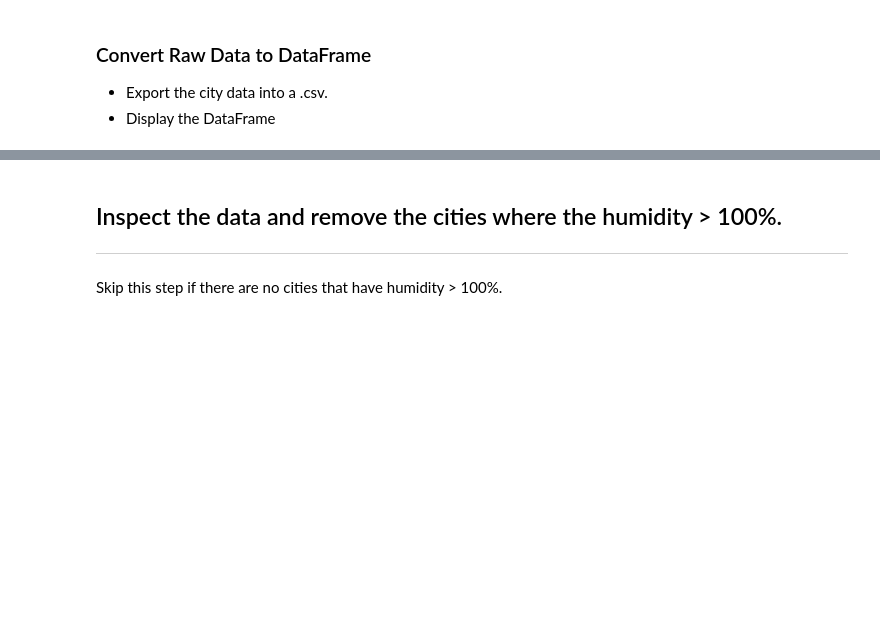
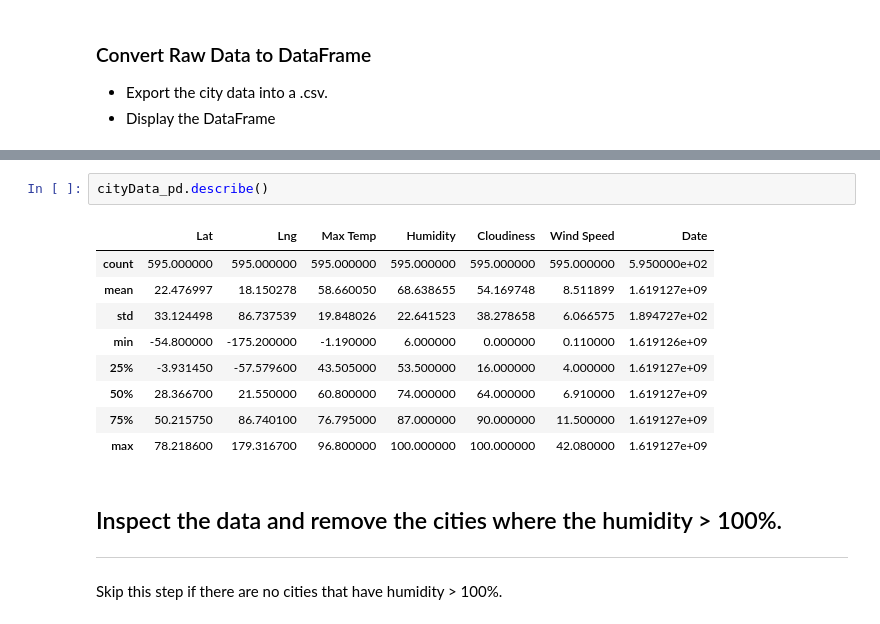
Before and after one commit to ClovisL/python-api-challenge, a Jupyter notebook: WeatherPy/WeatherPy.ipynb, the cells around one changed output, grey strips where cells are left out. Saved outputs shown, nothing was run; the diff lists cells and outputs as text; blank space fills up the shorter version.

```diff
--- a/WeatherPy/WeatherPy.ipynb
+++ b/WeatherPy/WeatherPy.ipynb
@@ -154,3 +155,15 @@ cityData_pd.head()
+# %%
+cityData_pd.describe()
+# %% [output]
+|  | Lat | Lng | Max Temp | Humidity | Cloudiness | Wind Speed | Date |
+| count | 595.000000 | 595.000000 | 595.000000 | 595.000000 | 595.000000 | 595.000000 | 5.950000e+02 |
+| mean | 22.476997 | 18.150278 | 58.660050 | 68.638655 | 54.169748 | 8.511899 | 1.619127e+09 |
+| std | 33.124498 | 86.737539 | 19.848026 | 22.641523 | 38.278658 | 6.066575 | 1.894727e+02 |
+| min | -54.800000 | -175.200000 | -1.190000 | 6.000000 | 0.000000 | 0.110000 | 1.619126e+09 |
+| 25% | -3.931450 | -57.579600 | 43.505000 | 53.500000 | 16.000000 | 4.000000 | 1.619127e+09 |
+| 50% | 28.366700 | 21.550000 | 60.800000 | 74.000000 | 64.000000 | 6.910000 | 1.619127e+09 |
+| 75% | 50.215750 | 86.740100 | 76.795000 | 87.000000 | 90.000000 | 11.500000 | 1.619127e+09 |
+| max | 78.218600 | 179.316700 | 96.800000 | 100.000000 | 100.000000 | 42.080000 | 1.619127e+09 |
 # %% [markdown]
 ## Inspect the data and remove the cities where the humidity > 100%.
 ----
```
Also changed, not shown: parts of 5 cells of this notebook, 1 other file.
